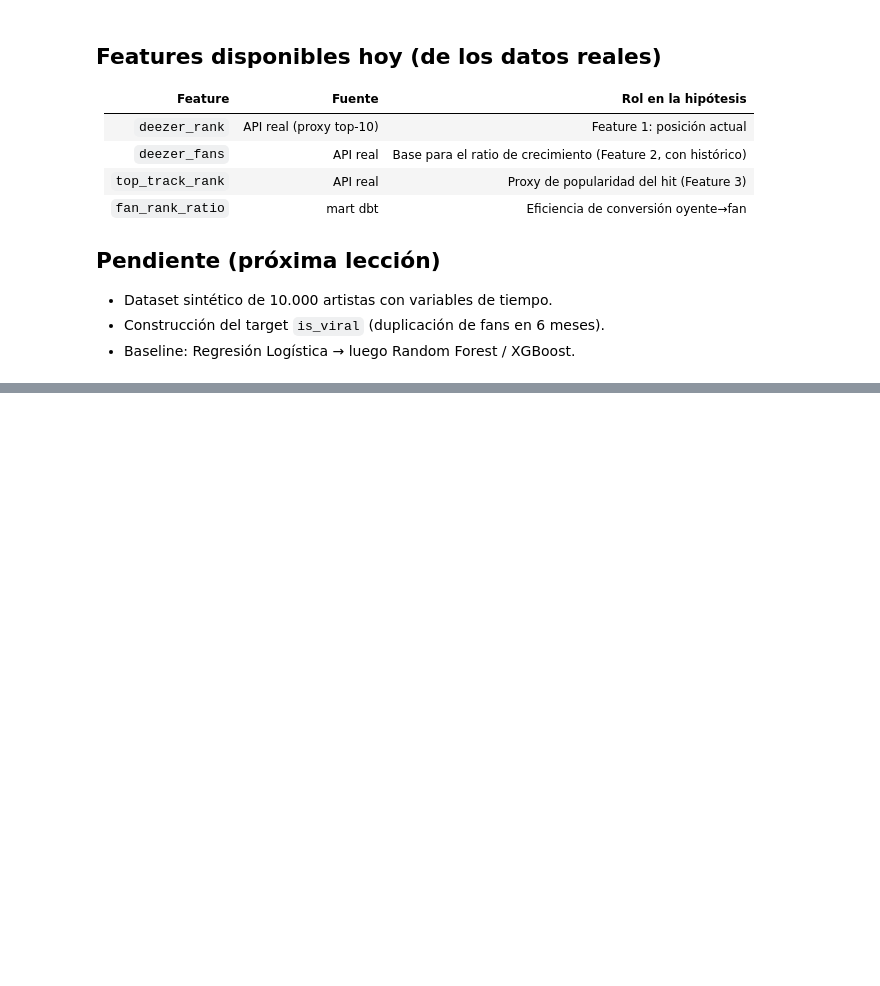
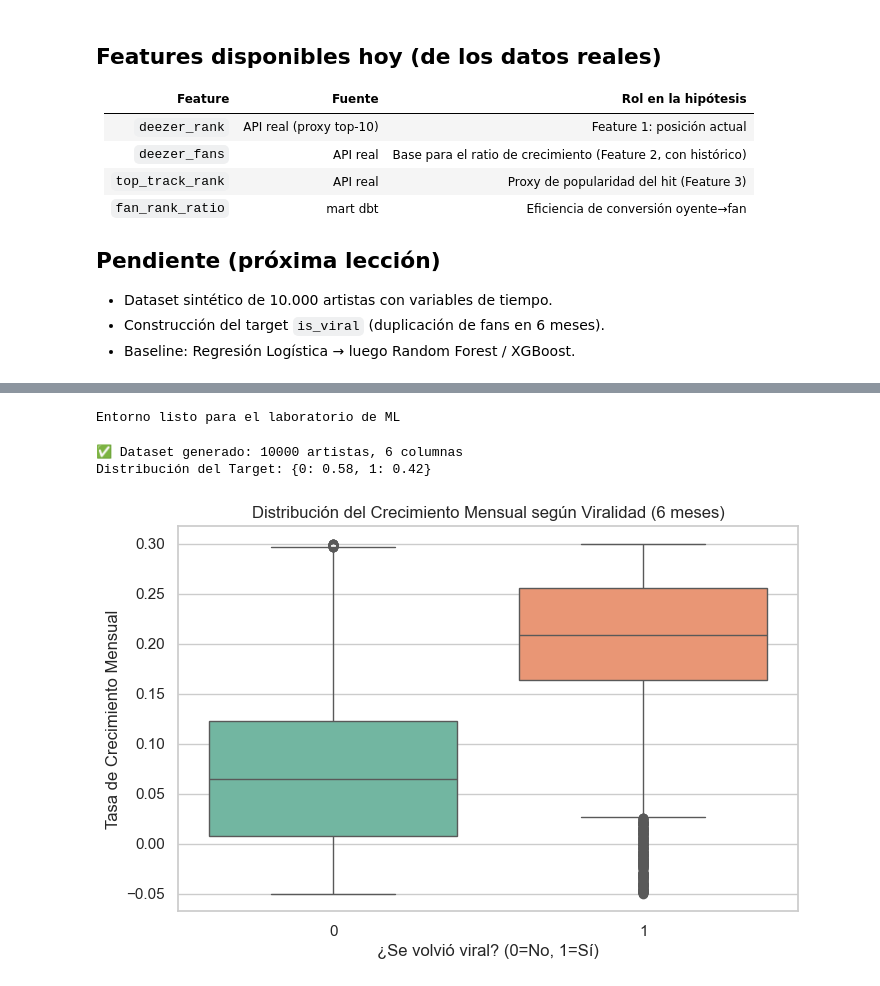
Before and after one commit to ned913msd/music-ar-scouting-platform, a Jupyter notebook: notebooks/01_virality_prediction.ipynb, the cells around one changed output, grey strips where cells are left out. Cells and saved outputs as stored; diff of their text form; code cells hidden in the pictures; blank space fills up the shorter version.

```diff
--- a/notebooks/01_virality_prediction.ipynb
+++ b/notebooks/01_virality_prediction.ipynb
@@ -62,0 +85,75 @@ df_real[["artist_name", "deezer_fans", "deezer_rank", "top_track_rank", "scoutin
+# %%
+%matplotlib inline
+# Celda 1: Importar Librerías
+import pandas as pd
+import numpy as np
+import matplotlib.pyplot as plt
+import seaborn as sns
+from sklearn.model_selection import train_test_split
+from sklearn.ensemble import RandomForestClassifier
+from sklearn.metrics import classification_report, confusion_matrix, roc_auc_score
+
+# Configuración de estilo para los gráficos
+sns.set_theme(style="whitegrid")
+plt.rcParams['figure.figsize'] = (10, 6)
+print("Entorno listo para el laboratorio de ML")
+# %% [output]
+Entorno listo para el laboratorio de ML
+# %%
+# Celda 2: Generar Dataset Sintético Realista (10,000 Artistas)
+# 💡 Lección del Decano: en la vida real, a veces debes simular datos históricos
+# para prototipar antes de que la empresa te dé acceso a su base de datos privada.
+np.random.seed(42)
+n_artistas = 10000
+
+# 1. Features (Variables predictoras)
+generos = ['Urbano', 'Pop', 'Indie', 'Electrónica', 'Folk']
+genero_encoded = np.random.choice([0, 1, 2, 3, 4], n_artistas)  # Label encoding simple
+
+current_fans = np.random.lognormal(mean=8, sigma=1.5, size=n_artistas).astype(int)  # Distribución realista (cola larga)
+current_rank = np.random.randint(10000, 1000000, n_artistas)  # Rank en Deezer (menor es mejor)
+track_rank = np.random.randint(50000, 1000000, n_artistas)  # Rank del top track
+monthly_growth_rate = np.random.uniform(-0.05, 0.30, n_artistas)  # Crecimiento mensual (-5% a +30%)
+
+# 2. Target (Variable a predecir): ¿Se volverá viral en 6 meses? (1 = Sí, 0 = No)
+# Lógica de negocio: alta probabilidad si tiene buen crecimiento, buen rank de
+# track y no es demasiado grande aún
+probabilidad_viral = (
+    (monthly_growth_rate > 0.15).astype(int) * 0.4 +
+    (track_rank < 200000).astype(int) * 0.3 +
+    (current_fans < 50000).astype(int) * 0.2 +
+    (current_rank < 300000).astype(int) * 0.1
+)
+
+# Agregamos un poco de "ruido" realista (la industria musical es impredecible)
+ruido = np.random.normal(0, 0.15, n_artistas)
+is_viral_next_6m = (probabilidad_viral + ruido > 0.5).astype(int)
+
+# Crear DataFrame
+df_ml = pd.DataFrame({
+    'genero_encoded': genero_encoded,
+    'current_fans': current_fans,
+    'current_rank': current_rank,
+    'track_rank': track_rank,
+    'monthly_growth_rate': monthly_growth_rate,
+    'is_viral_next_6m': is_viral_next_6m
+})
+
+print(f"✅ Dataset generado: {df_ml.shape[0]} artistas, {df_ml.shape[1]} columnas")
+print(f"Distribución del Target: {df_ml['is_viral_next_6m'].value_counts(normalize=True).round(2).to_dict()}")
+# %% [output]
+✅ Dataset generado: 10000 artistas, 6 columnas
+Distribución del Target: {0: 0.58, 1: 0.42}
+# %%
+# Celda 3: Exploración Rápida (EDA)
+# Relación entre crecimiento mensual y viralidad futura
+# (fix seaborn 0.13: hue explícito para usar palette sin deprecation warning)
+plt.figure(figsize=(8, 5))
+sns.boxplot(x='is_viral_next_6m', y='monthly_growth_rate', hue='is_viral_next_6m',
+            data=df_ml, palette='Set2', legend=False)
+plt.title('Distribución del Crecimiento Mensual según Viralidad (6 meses)')
+plt.xlabel('¿Se volvió viral? (0=No, 1=Sí)')
+plt.ylabel('Tasa de Crecimiento Mensual')
+plt.show()
+# %% [output]
+[figure, added]
```
Also changed, not shown: parts of 6 cells of this notebook, 1 other file.
